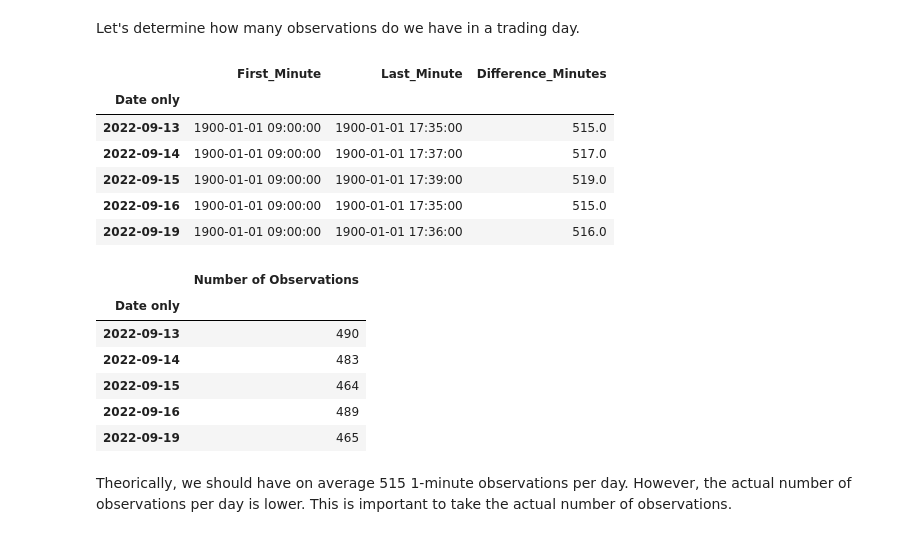
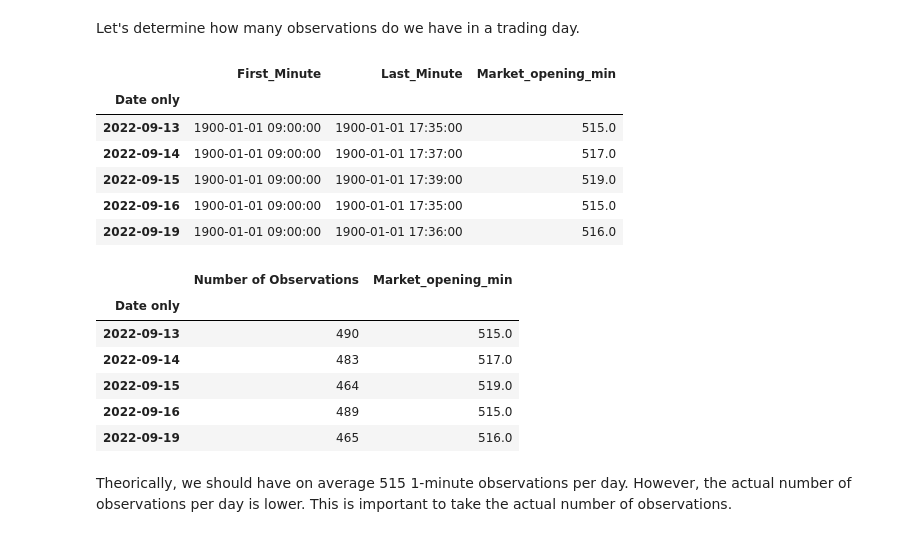
Before and after one commit to dianemans/Proj1_NPFD, a Jupyter notebook: M. Garcin/Project Part 1_serial dependence of Parkinson volatility.ipynb, the cells around one changed output. Drawn from its saved outputs; the diff is of its cells as text; code cells hidden in the pictures.

Commit message:
minutes gap

```diff
--- a/M. Garcin/Project Part 1_serial dependence of Parkinson volatility.ipynb
+++ b/M. Garcin/Project Part 1_serial dependence of Parkinson volatility.ipynb
@@ -61,11 +61,11 @@ datetime_format = '%H:%M'  # Adjust this format to match your datetime strings
 # Calculate the difference in minutes between the first and last minute
 first_last_minutes['First_Minute'] = pd.to_datetime(first_last_minutes['First_Minute'], format=datetime_format)
 first_last_minutes['Last_Minute'] = pd.to_datetime(first_last_minutes['Last_Minute'], format=datetime_format)
-first_last_minutes['Difference_Minutes'] = (first_last_minutes['Last_Minute'] - first_last_minutes['First_Minute']).dt.total_seconds() / 60
+first_last_minutes['Market_opening_min'] = (first_last_minutes['Last_Minute'] - first_last_minutes['First_Minute']).dt.total_seconds() / 60
 
 first_last_minutes.head()
 # %% [output]
-|  | First_Minute | Last_Minute | Difference_Minutes |
+|  | First_Minute | Last_Minute | Market_opening_min |
 | Date only |  |  |  |
 | 2022-09-13 | 1900-01-01 09:00:00 | 1900-01-01 17:35:00 | 515.0 |
 | 2022-09-14 | 1900-01-01 09:00:00 | 1900-01-01 17:37:00 | 517.0 |
@@ -75,22 +75,26 @@ first_last_minutes.head()
 # %%
 obs_per_day = data_ORANGE.groupby('Date only').size()
 
 # Convert the result to a DataFrame for better readability (optional)
 obs_per_day = obs_per_day.reset_index(name='Number of Observations')
 
 # Reindex the DataFrame
 obs_per_day = obs_per_day.set_index('Date only')
 
+# Merge the two DataFrames
+obs_per_day = obs_per_day.join(first_last_minutes)
+obs_per_day.drop(columns=['First_Minute', 'Last_Minute'], inplace=True)
+
 # Display the result
 obs_per_day.head()
 # %% [output]
-|  | Number of Observations |
-| Date only |  |
-| 2022-09-13 | 490 |
-| 2022-09-14 | 483 |
-| 2022-09-15 | 464 |
-| 2022-09-16 | 489 |
-| 2022-09-19 | 465 |
+|  | Number of Observations | Market_opening_min |
+| Date only |  |  |
+| 2022-09-13 | 490 | 515.0 |
+| 2022-09-14 | 483 | 517.0 |
+| 2022-09-15 | 464 | 519.0 |
+| 2022-09-16 | 489 | 515.0 |
+| 2022-09-19 | 465 | 516.0 |
 # %% [markdown]
 Theorically, we should have on average 515 1-minute observations per day. However, the actual number of observations per day is lower. This is important to take the actual number of observations.
 # %% [markdown]
```
Also changed, not shown: parts of 4 cells of this notebook, 1 other file.
